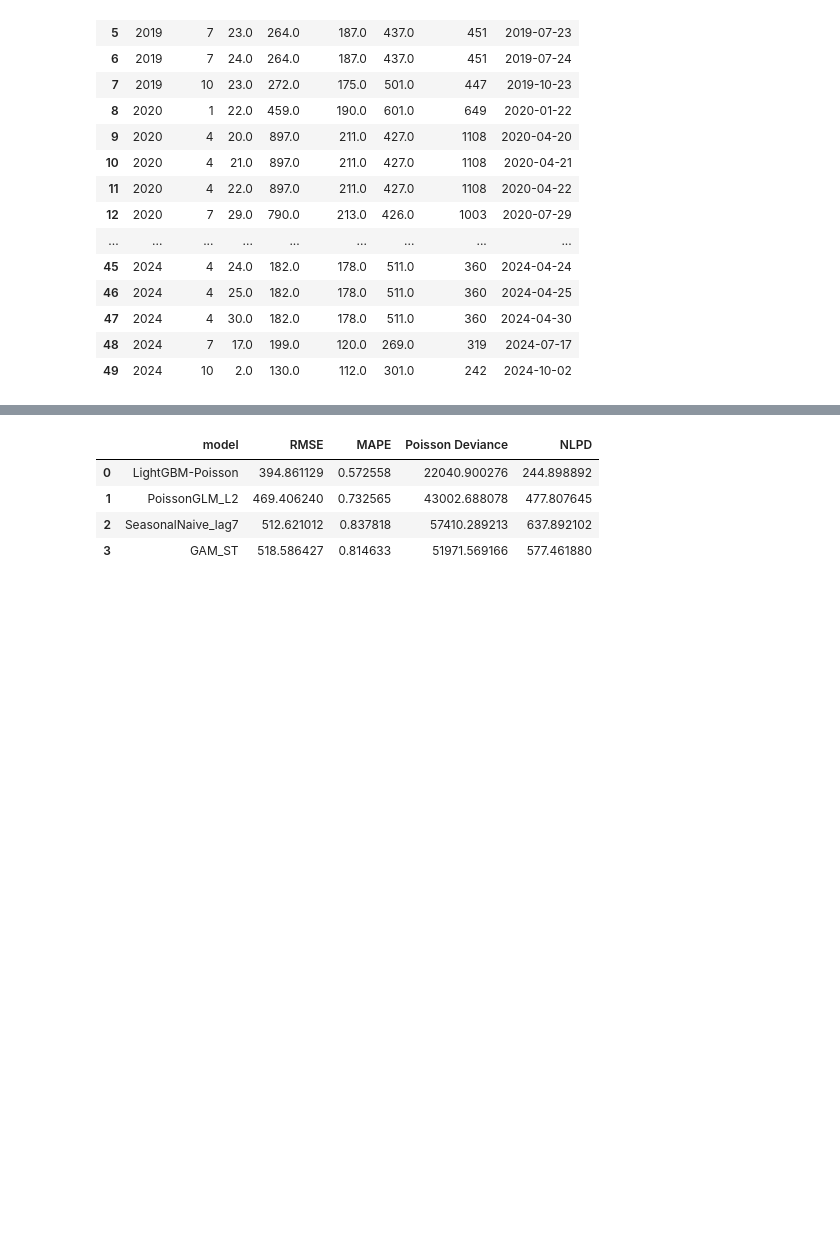
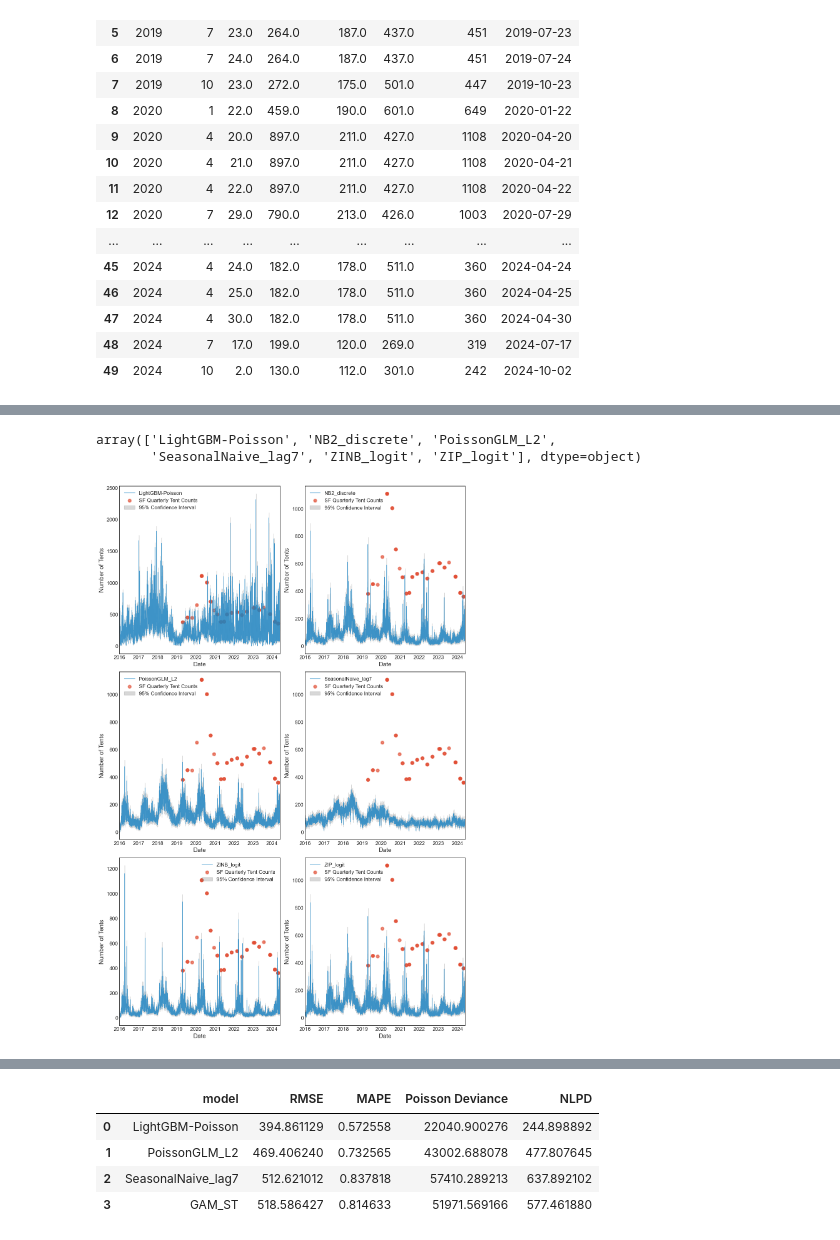
Before and after one commit to yilmajung/HOMELESSSTUDY_EPJDS_2025_v2, a Jupyter notebook: compare_w_baseline_visualize2.ipynb, the cells around one changed output, grey strips where cells are left out. Cells and saved outputs as stored; diff of their text form; code cells hidden in the pictures; blank space fills up the shorter version.

```diff
--- a/compare_w_baseline_visualize2.ipynb
+++ b/compare_w_baseline_visualize2.ipynb
@@ -98,7 +115,9 @@ df_best
 df_best_baseline = df_merge_baseline[((df_merge_baseline['model'] == df_best.iloc[0,0]) & (df_merge_baseline['p_thresh'] == df_best.iloc[0,2])) |
                                      ((df_merge_baseline['model'] == df_best.iloc[1,0]) & (df_merge_baseline['p_thresh'] == df_best.iloc[1,2])) |
                                      ((df_merge_baseline['model'] == df_best.iloc[2,0]) & (df_merge_baseline['p_thresh'] == df_best.iloc[2,2])) |
-                                     ((df_merge_baseline['model'] == df_best.iloc[3,0]) & (df_merge_baseline['p_thresh'] == df_best.iloc[3,2]))]
+                                     ((df_merge_baseline['model'] == df_best.iloc[3,0]) & (df_merge_baseline['p_thresh'] == df_best.iloc[3,2])) |
+                                     ((df_merge_baseline['model'] == df_best.iloc[4,0]) & (df_merge_baseline['p_thresh'] == df_best.iloc[4,2])) |
+                                     ((df_merge_baseline['model'] == df_best.iloc[5,0]) & (df_merge_baseline['p_thresh'] == df_best.iloc[5,2]))]
 
 # df_best_baseline = df_merge_baseline[((df_merge_baseline['model'] == df_best.iloc[0,0]) & (df_merge_baseline['p_thresh'] == df_best.iloc[0,2])) |
 #                                      ((df_merge_baseline['model'] == df_best.iloc[1,0]) & (df_merge_baseline['p_thresh'] == df_best.iloc[1,2])) |
@@ -326,0 +126,62 @@ plt.show()
+# %%
+df_best_baseline['model'].unique()
+# %% [output]
+array(['LightGBM-Poisson', 'NB2_discrete', 'PoissonGLM_L2',
+       'SeasonalNaive_lag7', 'ZINB_logit', 'ZIP_logit'], dtype=object)
+# %%
+# Create multiple plots for timestamp and mean_total with different models
+
+import datetime as dt
+import statsmodels.api as sm
+
+start_date = dt.datetime(2016, 1, 1)
+end_date = dt.datetime(2024, 5, 31)
+num_plots = df_best_baseline['model'].nunique()
+rows = (num_plots + 1) // 2
+cols = 2
+
+fig, axs = plt.subplots(nrows=rows, ncols=cols, figsize=(12, 6 * rows))
+axs = axs.flatten()
+
+for i, model in enumerate(df_best_baseline['model'].unique()):
+    # Plot time-series
+    axs[i].plot(
+        df_best_baseline[df_best_baseline['model']==model]['timestamp'],
+        df_best_baseline[df_best_baseline['model']==model]['mean_total'],
+        label=model,
+        color='#1984c5',
+        alpha=0.8,
+        linewidth=1
+    )
+
+    axs[i].scatter(
+        df_best_baseline[df_best_baseline['model']==model]['timestamp'],
+        df_best_baseline[df_best_baseline['model']==model]['tent_struc'],
+        label='SF Quarterly Tent Counts',
+        alpha=0.6,
+        marker='o',
+        color='#e14b31',
+        linewidth=3
+    )
+
+    # Uncertainty band
+    axs[i].fill_between(
+        df_best_baseline[df_best_baseline['model']==model]['timestamp'],
+        df_best_baseline[df_best_baseline['model']==model]['lower95'],
+        df_best_baseline[df_best_baseline['model']==model]['upper95'],
+        color='grey',
+        alpha=0.3,
+        label='95% Confidence Interval'
+    )
+
+    axs[i].set_xlabel('Date', fontsize=14)
+    axs[i].set_ylabel('Number of Tents', fontsize=14)
+    axs[i].legend(fontsize=12)
+
+    axs[i].set_xlim(start_date, end_date)
+    axs[i].tick_params(axis='both', which='major', labelsize=12)
+
+plt.tight_layout()
+plt.show()
+# %% [output]
+[figure, added]
```
Also changed, not shown: parts of 17 cells of this notebook, 2 other files.
